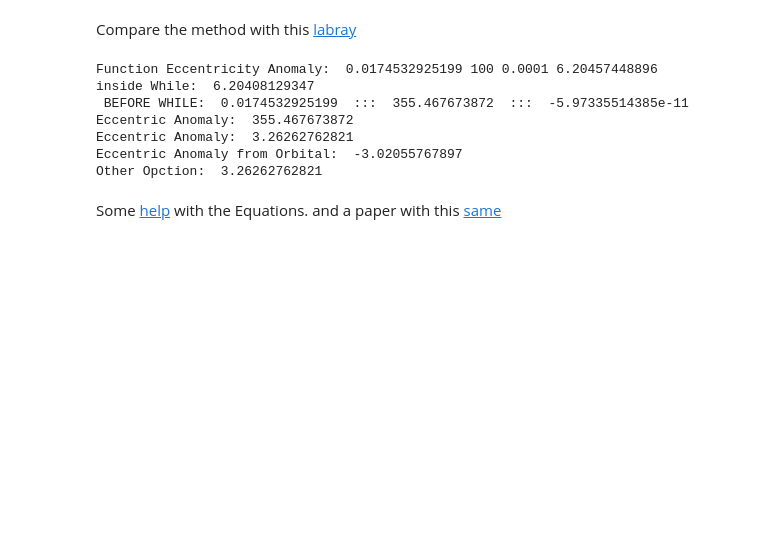
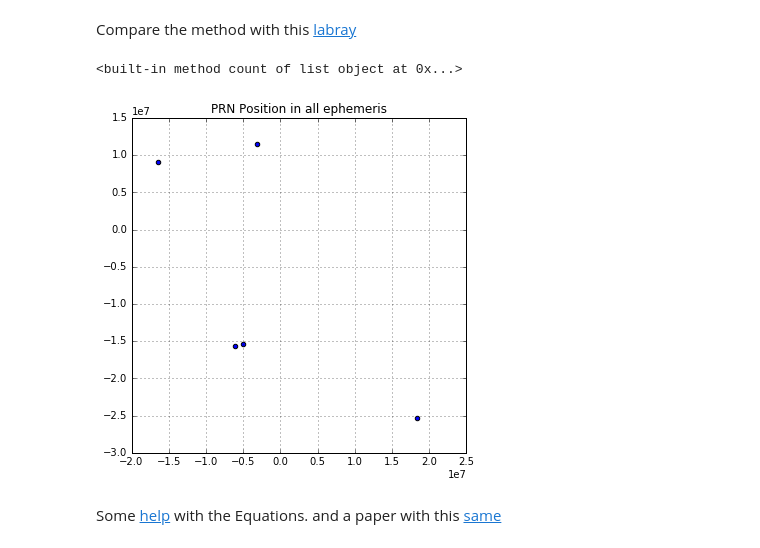
Before and after one commit to mikesneider/SatellitalPosition, a Jupyter notebook: FTP+access.ipynb, the cells around one changed output. Saved outputs shown, nothing was run; the diff lists cells and outputs as text; code cells hidden in the pictures; blank space fills up the shorter version.

```diff
--- a/FTP+access.ipynb
+++ b/FTP+access.ipynb
@@ -340,6 +316,23 @@ def GetFirstPointAries(r,omg,w,v,i):
     y = r*(math.sin(omg) * math.cos(w+v) - math.cos(omg)*math.sin(w+v)*math.cos(i))
     z = r*math.sin(w+v)*math.sin(i)
     return x,y,z
+# %%
+def GetHeliocentricCoordenates(x,y,z,i):
+    '''
+    From x,y,z area First Posint Aries coordenates
+    i: Inclination     x,y,z: Orbital Plane Position
+    '''
+    y2 = (y*math.cos(i)-z*math.sin(i))
+    z2 = (y*math.sin(i)+z*math.cos(i))
+    return x,y2,z2
+# %%
+def GetRightAscensionDeclination(x,y,z):
+    '''
+    x,y,z: Position in Heliocentric Coordenates
+    '''
+    RA = math.atan(y/x)
+    DE = math.atan(z/(math.sqrt(x**2+y**2)))
+    return RA, DE
 # %% [markdown]
 Info about coordinate system [here](https://stereo-ssc.nascom.nasa.gov/coordinates_explanation.shtml)
 # %%
@@ -425,31 +412,3 @@ Eccentricity Anomaly:  3.26987555179
 GPS time: 280800
 # %% [markdown]
 Compare the method with this [labray](http://pythonhosted.org/OrbitalPy/modules/utilities/)
-# %%
-import orbital
-e = globalEphem
-t_data = 280850
-GM = 3.986004418e14     # [m^3 / s^2] value of earth universal gravitational parameter for GPS user.
-w_e = 7.2921151467e-5   # [rad/s] Value of earth rotation
-toe = e.HOWtime   # Ephemeris time
-M_o = e.M0  # Mean Anomaly
-a = e.A # semi-major axis
-ec = e.ecc #Eccentricity
-delta_n = e.dn  # mean motion difference From Computed value
-t = t_data - toe  # Time from ephemeris refrence epoc
-uj = M_o + (math.sqrt(GM/(a**3)) + delta_n) * t          #Mean Anomaly at my time (rad/secs)
-E = GetEccentricAnomaly(ec,u_j,4)
-print "Eccentric Anomaly: ",E
-fj = TrueAnomaly(ec,E) #True Anomaly
-E = MeanToEccentricAnomaly(ec,M_o)
-print "Eccentric Anomaly: ",E
-print "Eccentric Anomaly from Orbital: ", orbital.utilities.eccentric_anomaly_from_mean(ec,M_o)
-print "Other Opction: ", OtherOpcion(ec,M_o)
-# %% [output]
-Function Eccentricity Anomaly:  0.0174532925199 100 0.0001 6.20457448896
-inside While:  6.20408129347
- BEFORE WHILE:  0.0174532925199  :::  355.467673872  :::  -5.97335514385e-11
-Eccentric Anomaly:  355.467673872
-Eccentric Anomaly:  3.26262762821
-Eccentric Anomaly from Orbital:  -3.02055767897
-Other Opction:  3.26262762821
@@ -497,3 +415,34 @@ def OtherOpcion(eccentricity,mean_anomaly,precision=50, max_iterations=1000):
+# %%
+import datetime
+PosX = []
+PosY = []
+navfile = 'navRINEX'
+navHeader, navData = gpstk.readRinex3Nav(navfile)
+# setup ephemeris store to look for satellite positions
+bcestore = gpstk.GPSEphemerisStore()
+contador = 1
+
+for navDataObj in navData:
+    ephem = navDataObj.toGPSEphemeris()
+    bcestore.addEphemeris(ephem)
+    if ephem.satID.id == 1:
+        GPStime = ephem.HOWtime
+        X,Y = future_position(ephem,GPStime+100,1937)
+        PosX.append(X)
+        PosY.append(Y)
+bcestore.SearchNear()
+navData.close()
+
+print PosX.count
+# %% [output]
+<built-in method count of list object at 0x...>
+# %%
+fig =plt.figure(figsize=(6,6))
+plt.scatter(PosX,PosY)
+plt.title('PRN Position in all ephemeris')
+plt.grid()
+# %% [output]
+[figure, added]
 # %%
 print bcestore.getInitialTime()
 print bcestore.getFinalTime()
```
Also changed, not shown: parts of 14 cells of this notebook.
